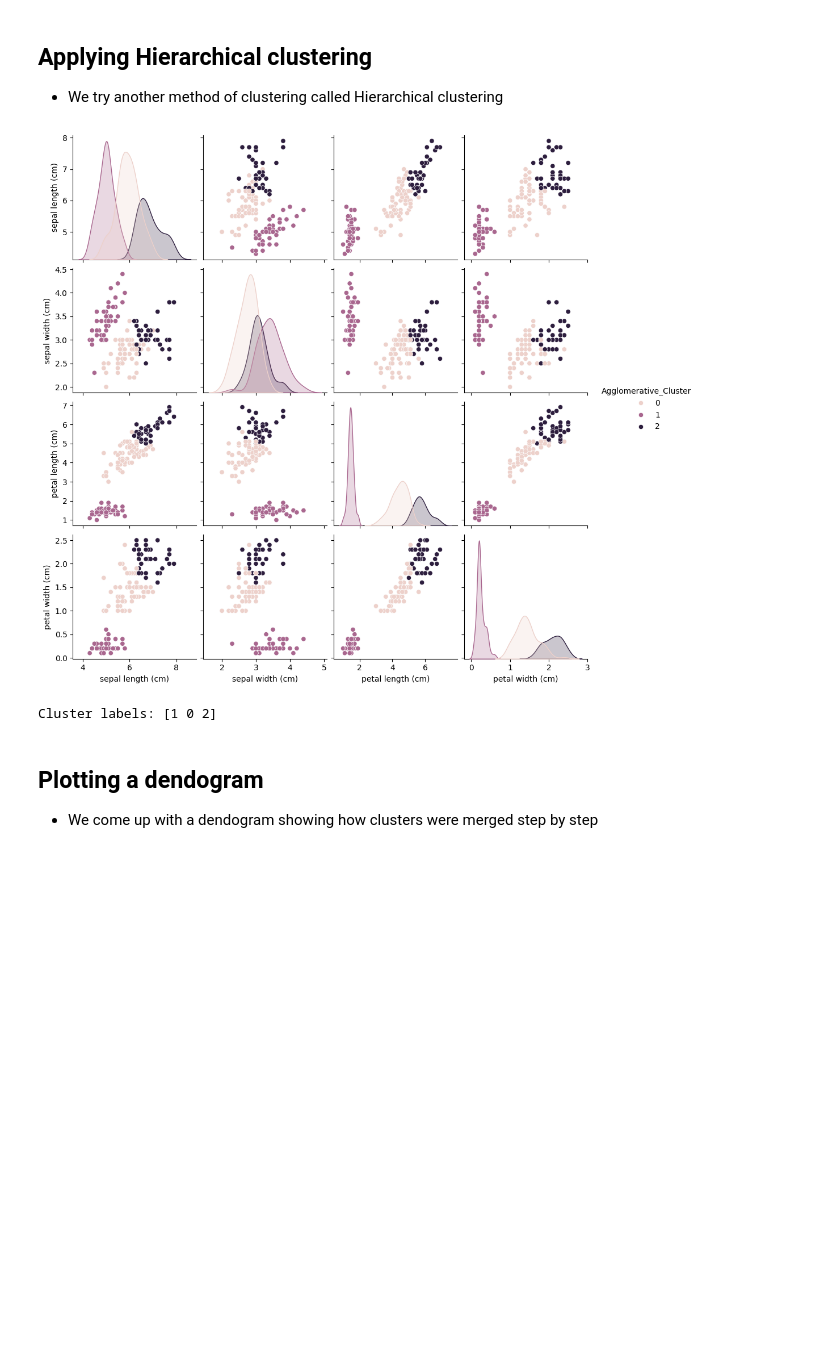
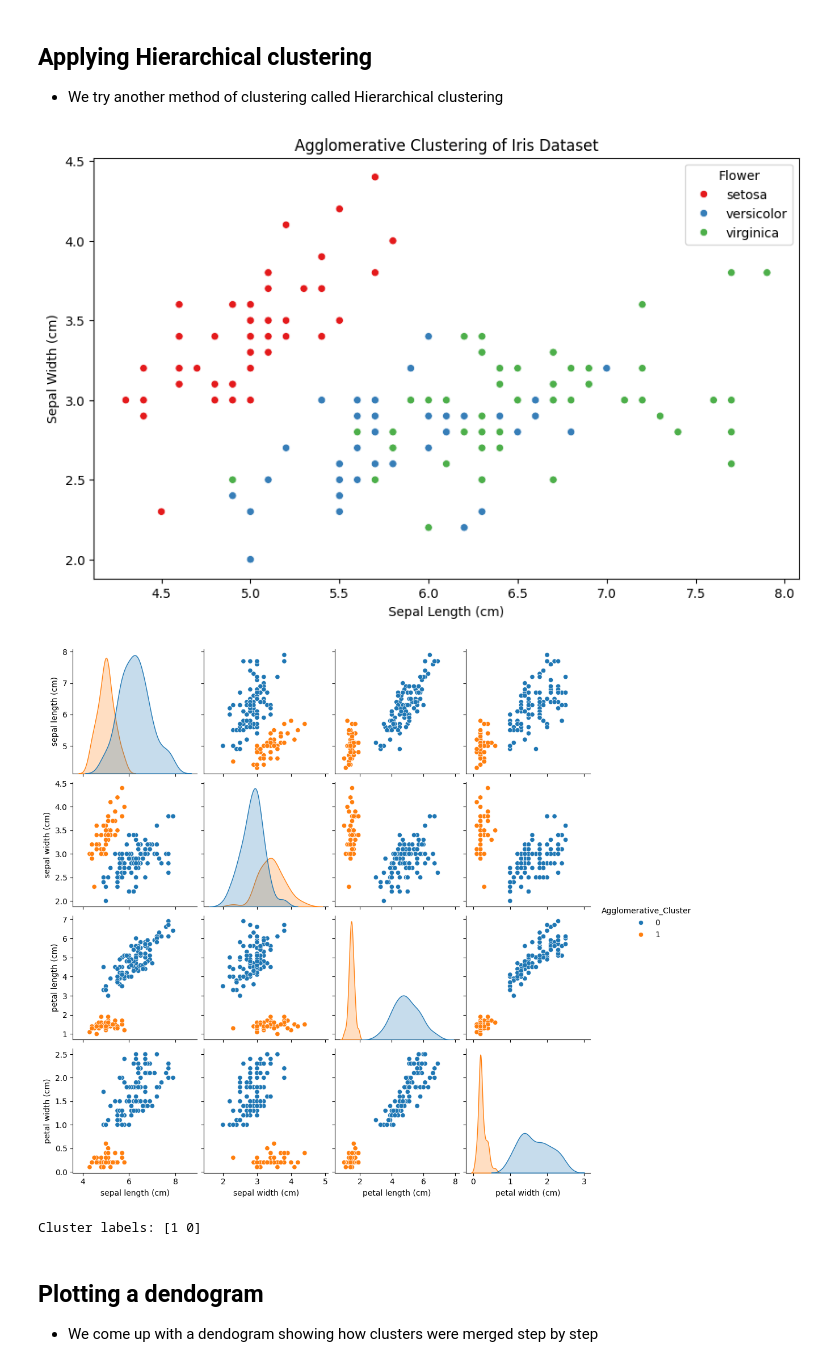
Before and after one commit to AlukweClaid/Iris-dataset-analysis-simple-clustering-hierachial-and-k-means, a Jupyter notebook: irisdataset.ipynb, the cells around one changed output. Saved outputs shown, nothing was run; the diff lists cells and outputs as text; code cells hidden in the pictures; blank space fills up the shorter version.

```diff
--- a/irisdataset.ipynb
+++ b/irisdataset.ipynb
@@ -91,8 +91,8 @@ dtype: int64
 # K-means clustering
 # selecting the features for clustering
 X = df[iris.feature_names]
-# initializing KMeans with 3 clusters (since there are 3 species of iris)
-kmeans = KMeans(n_clusters=3, random_state=42)
+# initializing KMeans with 2 clusters (since there are 2 species of iris)
+kmeans = KMeans(n_clusters=2, random_state=42)
 df['KMeans_Cluster'] = kmeans.fit_predict(X)
 # adding the cluster labels to the original dataframe
 df['cluster'] = kmeans.labels_
@@ -139,17 +139,26 @@ plt.show()
 # %%
 # Hierarchical clustering
 
-# initializing AgglomerativeClustering with 3 clusters
-agg_clustering = AgglomerativeClustering(n_clusters=3)
+# initializing AgglomerativeClustering with 2 clusters
+agg_clustering = AgglomerativeClustering(n_clusters=2)
+# visualizing using a scatter plot
+plt.figure(figsize=(10, 6))
+sns.scatterplot(x=df['sepal length (cm)'], y=df['sepal width (cm)'], hue=df['flower'], palette='Set1')
+plt.title('Agglomerative Clustering of Iris Dataset')
+plt.xlabel('Sepal Length (cm)')
+plt.ylabel('Sepal Width (cm)')
+plt.legend(title='Flower')
+plt.show()
 # fitting the model to the data
 df['Agglomerative_Cluster'] = agg_clustering.fit_predict(df[iris.feature_names])
 # visualizing the clusters using a pairplot
 sns.pairplot(df, hue='Agglomerative_Cluster', vars=iris.feature_names)
 plt.show()
 print("Cluster labels:", df['Agglomerative_Cluster'].unique())
 # %% [output]
-[figure, old version]
+[figure, new version]
+[figure, added]
-Cluster labels: [1 0 2]
+Cluster labels: [1 0]
 # %% [markdown]
 ## Plotting a dendogram
 - We come up with a dendogram showing how clusters were merged step by step
```
Also changed, not shown: parts of 2 cells of this notebook.
